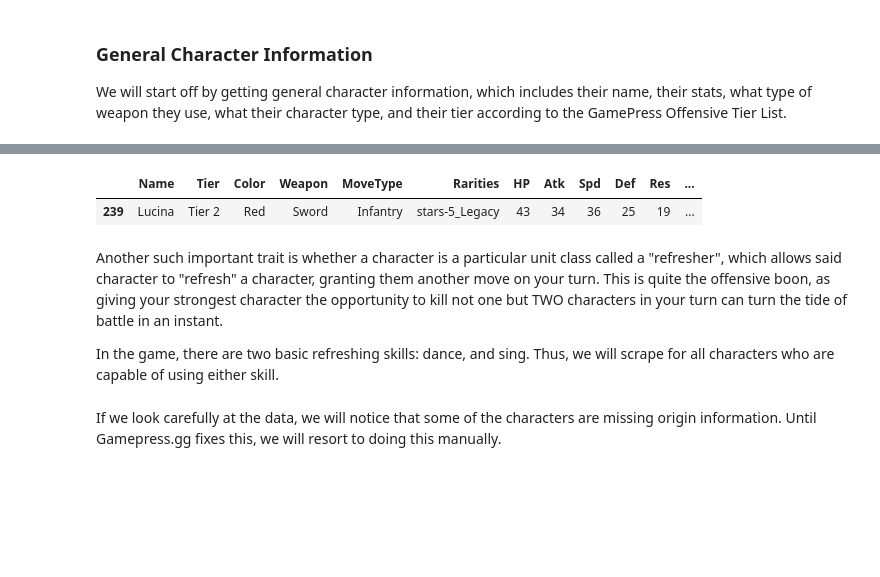
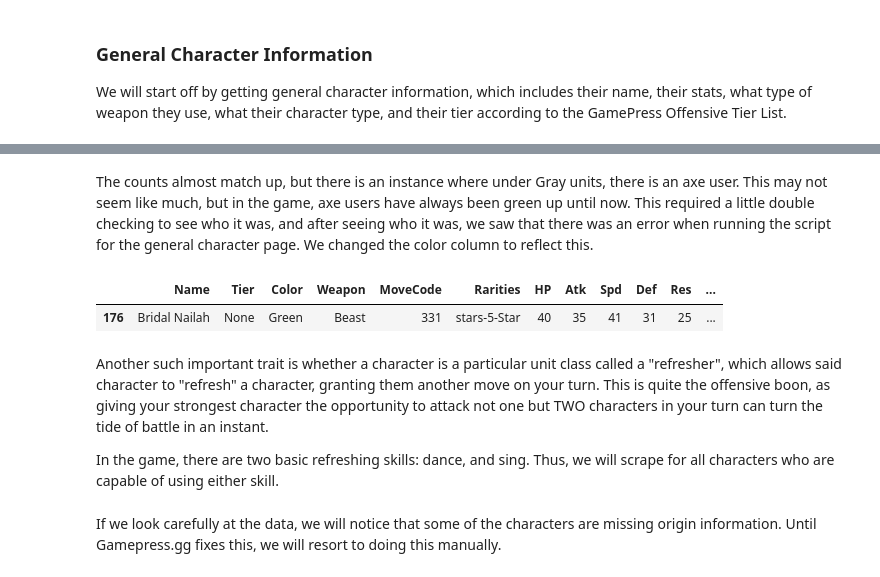
Before and after one commit to artunggal/FEHeroes, a Jupyter notebook: Fire Emblem Heroes Scraping and Visualization.ipynb, the cells around one changed output, grey strips where cells are left out. Saved outputs shown, nothing was run; the diff lists cells and outputs as text; code cells hidden in the pictures; blank space fills up the shorter version.

```diff
--- a/Fire Emblem Heroes Scraping and Visualization.ipynb
+++ b/Fire Emblem Heroes Scraping and Visualization.ipynb
@@ -42,7 +52,7 @@ browser.get(gg)
 respData = browser.page_source
 browser.close()
 nsoup = BeautifulSoup(respData, 'html.parser')
-n_table = nsoup.find("table", id = "hero-table-parent")
+n_table = nsoup.find("table", id = "heroes-new-list")
 # %%
 gpress = []
 gpedia = []
@@ -68,10 +78,14 @@ for group in n_table.findAll("tr")[1::3]:
     defense.append(group.findAll("td")[5].findAll(text = True)[0])
     res.append(group.findAll("td")[6].findAll(text = True)[0])
     total.append(group.findAll("td")[12].findAll(text = True)[0])
-    color.append(group.attrs.get("class")[1])
-    weap.append(group.attrs.get("class")[2])
-    mov.append(group.attrs.get("class")[3])
-    rar.append(group.attrs.get("class")[4])
+    color.append(group.attrs.get("data-element").split()[0])
+    weap.append(group.attrs.get("data-element").split()[-1])
+    # data-cat-1="331" - infantry
+    # data-cat-1="306" - cavalier
+    # data-cat-1="326" - armor
+    # data-cat-1="316" - flying
+    mov.append(group.attrs.get("data-cat-1"))
+    rar.append(group.attrs.get("data-stars"))
 
     link = group.findAll("td")[0].find("a")["href"]
     url = "https://gamepress.gg" + link
@@ -81,7 +95,7 @@ dfn = pd.DataFrame(gpress, columns = ["Name"])
 dfn["Tier"] = tier
 dfn["Color"] = color
 dfn["Weapon"] = weap
-dfn["MoveType"] = mov
+dfn["MoveCode"] = mov
 dfn["Rarities"] = rar
 dfn["HP"] = hp
 dfn["Atk"] = attack
@@ -108,5 +128,24 @@ What we will do next is to parse through each character's stat page on GamePress
 
 NOTE: Running the cell below will take quite a lot of time (when I last ran it, it took >30 minutes. So have something to do while you wait - like playing Fire Emblem: Heroes.
+# %%
+all_char = []
+
+browse = webdriver.Chrome("./chromedriver")
+
+for needed in urls:
+
+    browse.get(needed)
+    chardata = browse.page_source
+
+    # has all of the html data
+    soupy = BeautifulSoup(chardata, 'html.parser')
+    all_char.append(soupy)
+
+    # buffer for web driver
+    time.sleep(6)
+
+    #group.findAll("td")[12] is total
+browse.quit()
 # %%
 w_upgrades = []
 personal = []
@@ -169,3 +225,6 @@ dfn["Refines"] = w_upgrades
 dfn["Personal Weapon"] = personal
 dfn["Legendary/Mythic"] = is_lm
 dfn["Origin"] = origin
+dfn["Duo"] = is_duo
+dfn["Image"] = img
+dfn["Movement"] = move_t
@@ -171,0 +276,2 @@ dfn["Origin"] = origin
+# %% [markdown]
+The counts almost match up, but there is an instance where under Gray units, there is an axe user. This may not seem like much, but in the game, axe users have always been green up until now. This required a little double checking to see who it was, and after seeing who it was, we saw that there was an error when running the script for the general character page. We changed the color column to reflect this.
@@ -172,10 +280,10 @@ dfn["Origin"] = origin
 # %%
-dfn[dfn["Name"] == "Lucina"]
+dfn[dfn["Name"] == "Bridal Nailah"]
 # %% [output]
-|  | Name | Tier | Color | Weapon | MoveType | Rarities | HP | Atk | Spd | Def | Res | ... |
-| 239 | Lucina | Tier 2 | Red | Sword | Infantry | stars-5_Legacy | 43 | 34 | 36 | 25 | 19 | ... |
+|  | Name | Tier | Color | Weapon | MoveCode | Rarities | HP | Atk | Spd | Def | Res | ... |
+| 176 | Bridal Nailah | None | Green | Beast | 331 | stars-5-Star | 40 | 35 | 41 | 31 | 25 | ... |
 # %% [markdown]
-Another such important trait is whether a character is a particular unit class called a "refresher", which allows said character to "refresh" a character, granting them another move on your turn. This is quite the offensive boon, as giving your strongest character the opportunity to kill not one but TWO characters in your turn can turn the tide of battle in an instant.
+Another such important trait is whether a character is a particular unit class called a "refresher", which allows said character to "refresh" a character, granting them another move on your turn. This is quite the offensive boon, as giving your strongest character the opportunity to attack not one but TWO characters in your turn can turn the tide of battle in an instant.
 
 In the game, there are two basic refreshing skills: dance, and sing. Thus, we will scrape for all characters who are capable of using either skill.
 # %%
```
Also changed, not shown: parts of 34 cells of this notebook.
